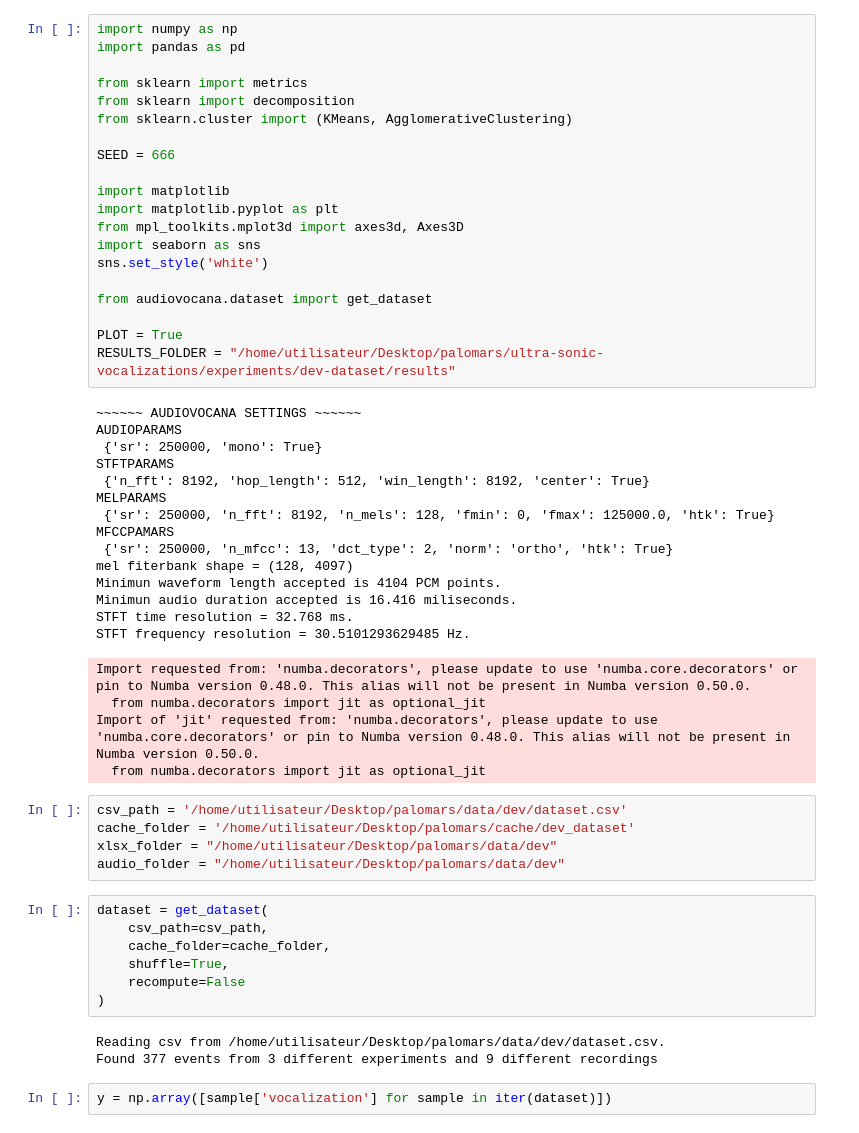
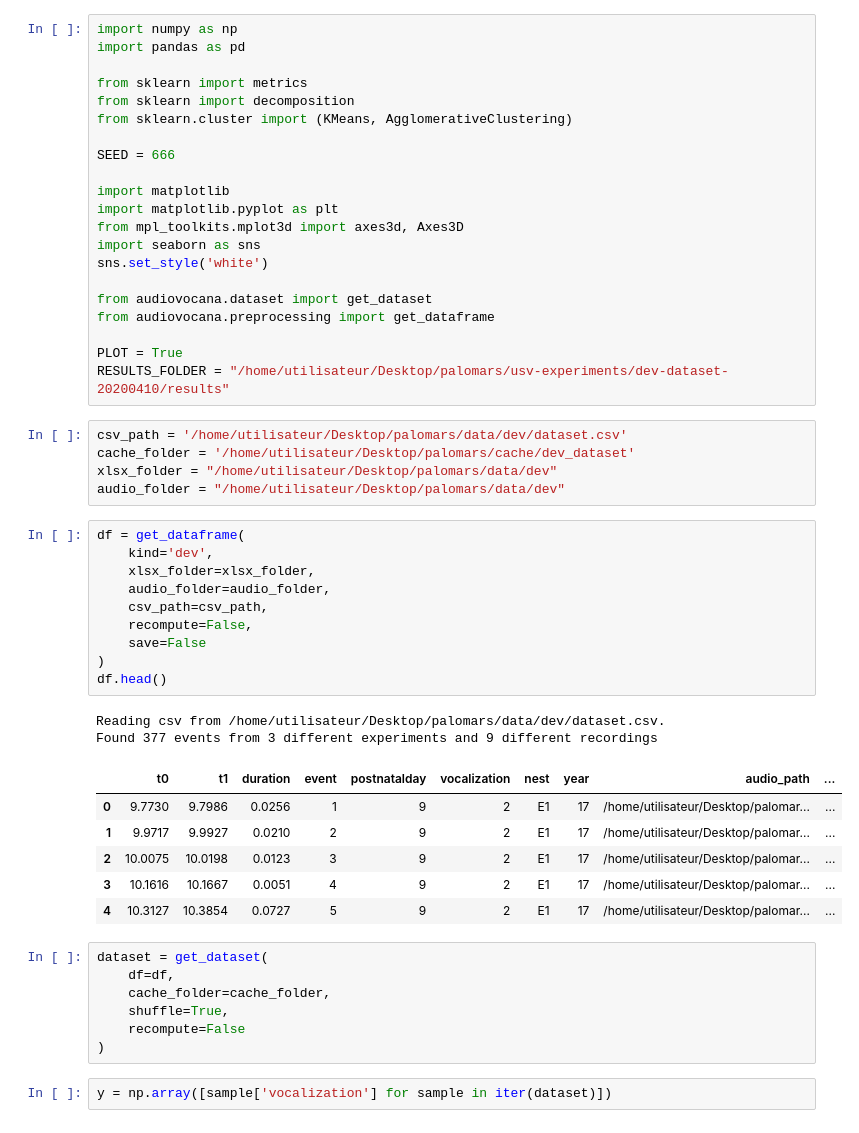
Before and after one commit to jimenaRL/usv-experiments, a Jupyter notebook: dev-dataset-20200410/notebooks/AUDIBLES-vs-SUVs-clustering-DEV.ipynb, the cells around one changed output. Cells and saved outputs as stored; diff of their text form.

```diff
--- a/dev-dataset-20200410/notebooks/AUDIBLES-vs-SUVs-clustering-DEV.ipynb
+++ b/dev-dataset-20200410/notebooks/AUDIBLES-vs-SUVs-clustering-DEV.ipynb
@@ -22,43 +22,41 @@ import seaborn as sns
 sns.set_style('white')
 
 from audiovocana.dataset import get_dataset
+from audiovocana.preprocessing import get_dataframe
 
 PLOT = True
-RESULTS_FOLDER = "/home/utilisateur/Desktop/palomars/ultra-sonic-vocalizations/experiments/dev-dataset/results"
+RESULTS_FOLDER = "/home/utilisateur/Desktop/palomars/usv-experiments/dev-dataset-20200410/results"
-# %% [output]
-~~~~~~ AUDIOVOCANA SETTINGS ~~~~~~
-AUDIOPARAMS
- {'sr': 250000, 'mono': True}
-STFTPARAMS
- {'n_fft': 8192, 'hop_length': 512, 'win_length': 8192, 'center': True}
-MELPARAMS
- {'sr': 250000, 'n_fft': 8192, 'n_mels': 128, 'fmin': 0, 'fmax': 125000.0, 'htk': True}
-MFCCPAMARS
- {'sr': 250000, 'n_mfcc': 13, 'dct_type': 2, 'norm': 'ortho', 'htk': True}
-mel fiterbank shape = (128, 4097)
-Minimun waveform length accepted is 4104 PCM points.
-Minimun audio duration accepted is 16.416 miliseconds.
-STFT time resolution = 32.768 ms.
-STFT frequency resolution = 30.5101293629485 Hz.
-Import requested from: 'numba.decorators', please update to use 'numba.core.decorators' or pin to Numba version 0.48.0. This alias will not be present in Numba version 0.50.0.
-  from numba.decorators import jit as optional_jit
-Import of 'jit' requested from: 'numba.decorators', please update to use 'numba.core.decorators' or pin to Numba version 0.48.0. This alias will not be present in Numba version 0.50.0.
-  from numba.decorators import jit as optional_jit
 # %%
 csv_path = '/home/utilisateur/Desktop/palomars/data/dev/dataset.csv'
 cache_folder = '/home/utilisateur/Desktop/palomars/cache/dev_dataset'
 xlsx_folder = "/home/utilisateur/Desktop/palomars/data/dev"
 audio_folder = "/home/utilisateur/Desktop/palomars/data/dev"
+# %%
+df = get_dataframe(
+    kind='dev',
+    xlsx_folder=xlsx_folder,
+    audio_folder=audio_folder,
+    csv_path=csv_path,
+    recompute=False,
+    save=False
+)
+df.head()
+# %% [output]
+Reading csv from /home/utilisateur/Desktop/palomars/data/dev/dataset.csv.
+Found 377 events from 3 different experiments and 9 different recordings
+|  | t0 | t1 | duration | event | postnatalday | vocalization | nest | year | audio_path | ... |
+| 0 | 9.7730 | 9.7986 | 0.0256 | 1 | 9 | 2 | E1 | 17 | /home/utilisateur/Desktop/palomar... | ... |
+| 1 | 9.9717 | 9.9927 | 0.0210 | 2 | 9 | 2 | E1 | 17 | /home/utilisateur/Desktop/palomar... | ... |
+| 2 | 10.0075 | 10.0198 | 0.0123 | 3 | 9 | 2 | E1 | 17 | /home/utilisateur/Desktop/palomar... | ... |
+| 3 | 10.1616 | 10.1667 | 0.0051 | 4 | 9 | 2 | E1 | 17 | /home/utilisateur/Desktop/palomar... | ... |
+| 4 | 10.3127 | 10.3854 | 0.0727 | 5 | 9 | 2 | E1 | 17 | /home/utilisateur/Desktop/palomar... | ... |
 # %%
 dataset = get_dataset(
-    csv_path=csv_path,
+    df=df,
     cache_folder=cache_folder,
     shuffle=True,
     recompute=False
 )
-# %% [output]
-Reading csv from /home/utilisateur/Desktop/palomars/data/dev/dataset.csv.
-Found 377 events from 3 different experiments and 9 different recordings
 # %%
 y = np.array([sample['vocalization'] for sample in iter(dataset)])
 # %%
```
Also changed, not shown: parts of 7 cells of this notebook, 2 other files.
